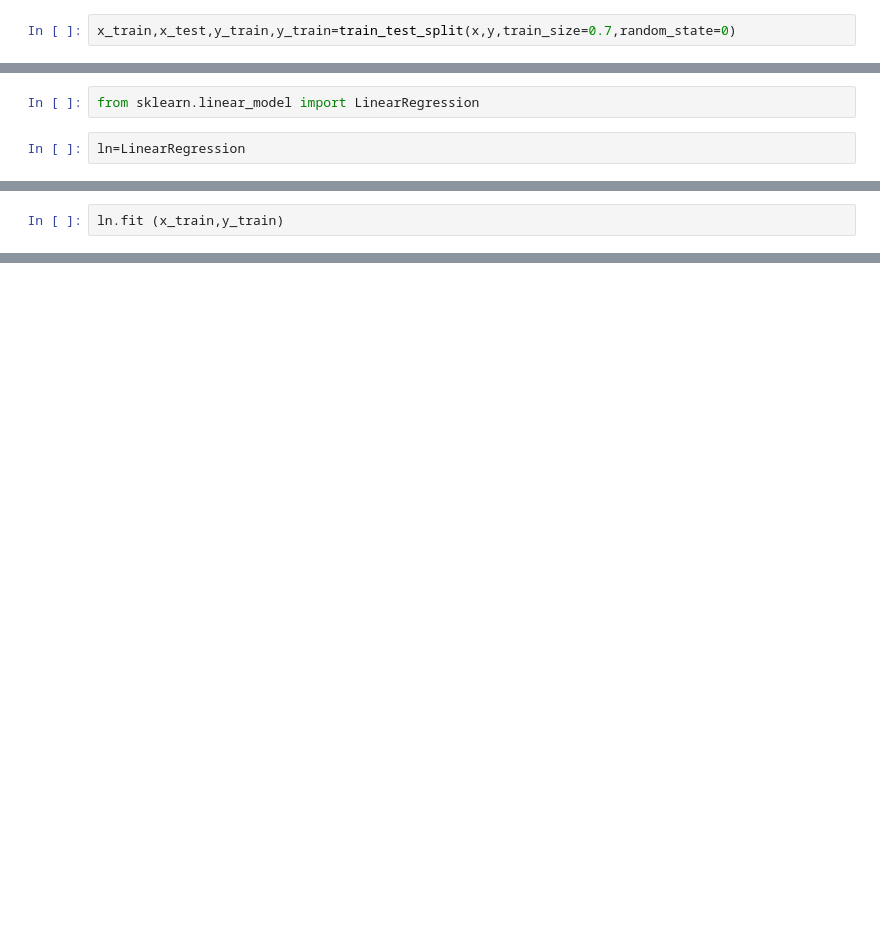
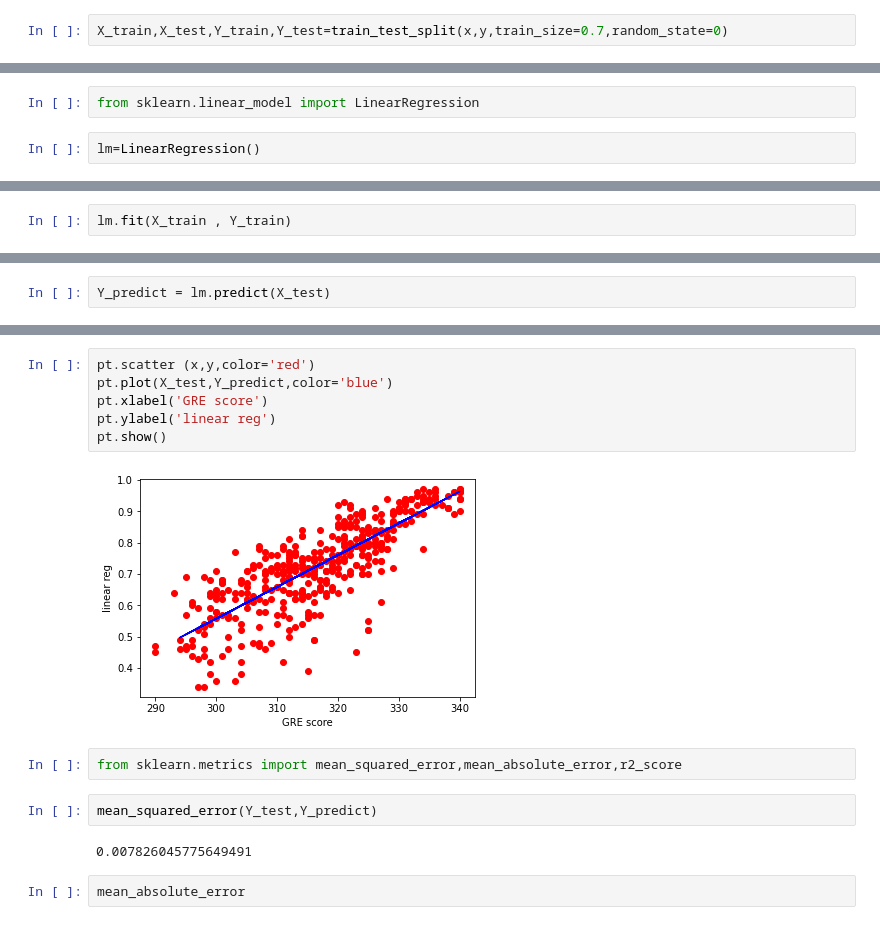
Before and after one commit to Sachinofficial526/ddd, a Jupyter notebook: linear recresion.ipynb, the cells around one changed output, grey strips where cells are left out. Saved outputs shown, nothing was run; the diff lists cells and outputs as text; blank space fills up the shorter version.

```diff
--- a/linear recresion.ipynb
+++ b/linear recresion.ipynb
@@ -123,5 +103,5 @@ AttributeError: module 'matplotlib.pyplot' has no attribute 'tittle'
 # %%
 from sklearn.model_selection import train_test_split
 # %%
-x_train,x_test,y_train,y_train=train_test_split(x,y,train_size=0.7,random_state=0)
+X_train,X_test,Y_train,Y_test=train_test_split(x,y,train_size=0.7,random_state=0)
 # %%
@@ -140,5 +113,5 @@ Note: you may need to restart the kernel to use updated packages.
 # %%
 from sklearn.linear_model import LinearRegression
 # %%
-ln=LinearRegression
+lm=LinearRegression()
 # %%
@@ -188,3 +161,3 @@ array([[0.71],
 # %%
-ln.fit (x_train,y_train)
+lm.fit(X_train , Y_train)
 # %% [output]
@@ -191,0 +165,2 @@ TypeError: fit() missing 1 required positional argument: 'y'
+# %%
+Y_predict = lm.predict(X_test)
@@ -191,0 +241,16 @@ TypeError: fit() missing 1 required positional argument: 'y'
+# %%
+pt.scatter (x,y,color='red')
+pt.plot(X_test,Y_predict,color='blue')
+pt.xlabel('GRE score')
+pt.ylabel('linear reg')
+pt.show()
+# %% [output]
+[figure, added]
+# %%
+from sklearn.metrics import mean_squared_error,mean_absolute_error,r2_score
+# %%
+mean_squared_error(Y_test,Y_predict)
+# %% [output]
+0.007826045775649491
+# %%
+mean_absolute_error
```
Also changed, not shown: parts of 17 cells of this notebook.
